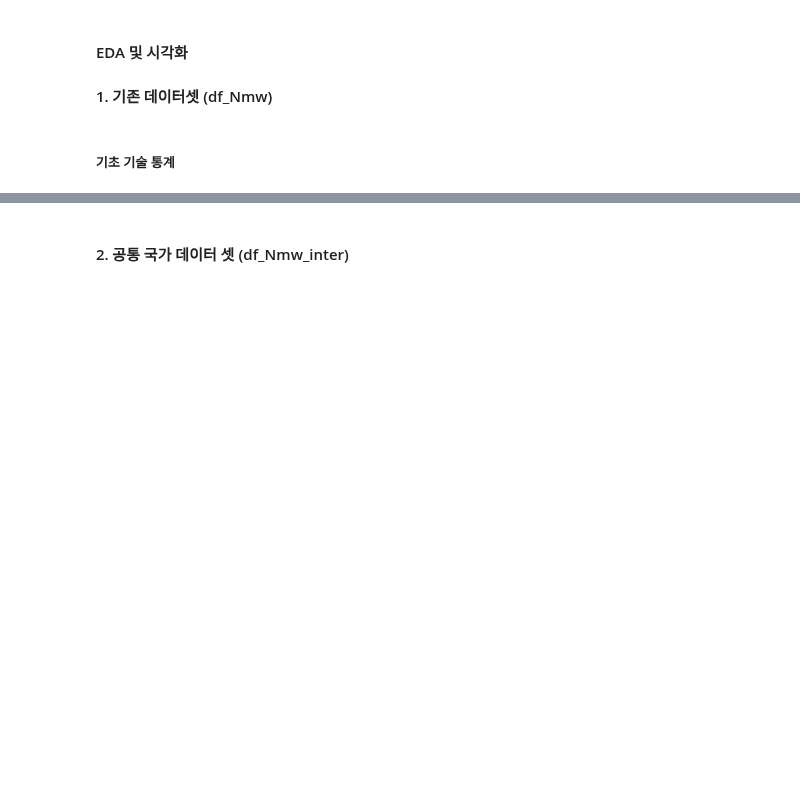
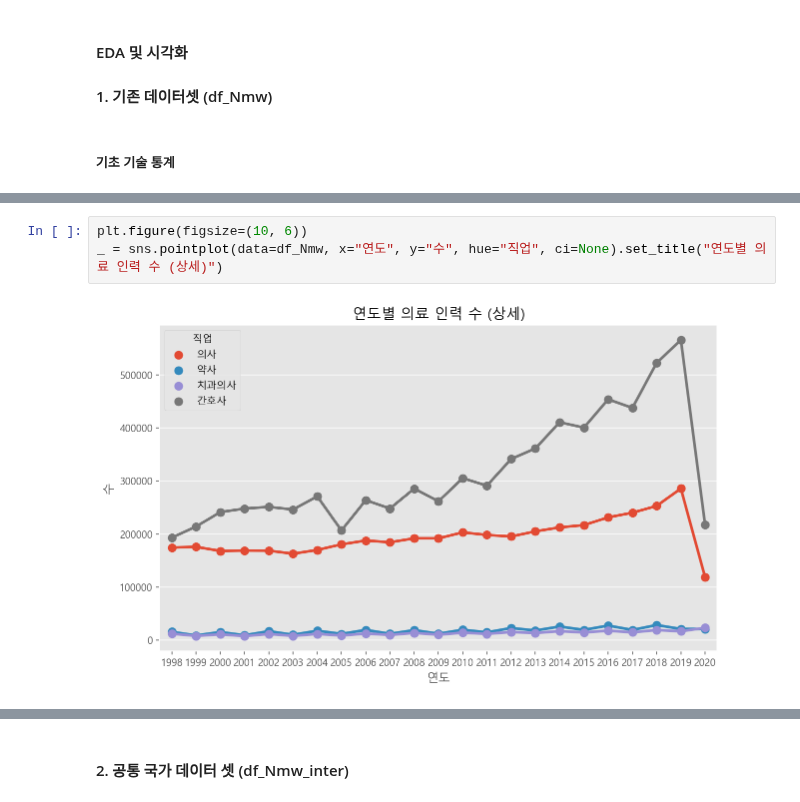
Before and after one commit to nuyhc/Mini_Project, a Jupyter notebook: 8. CAoMDDaHE/CAoMDDaHE.ipynb, the cells around one changed output, grey strips where cells are left out. Drawn from its saved outputs; the diff is of its cells as text; blank space fills up the shorter version.

```diff
--- a/8. CAoMDDaHE/CAoMDDaHE.ipynb
+++ b/8. CAoMDDaHE/CAoMDDaHE.ipynb
@@ -176,0 +221,5 @@ df_Nmw_inter.shape
+# %%
+plt.figure(figsize=(10, 6))
+_ = sns.pointplot(data=df_Nmw, x="연도", y="수", hue="직업", ci=None).set_title("연도별 의료 인력 수 (상세)")
+# %% [output]
+[figure, added]
```
Also changed, not shown: parts of 18 cells of this notebook.
